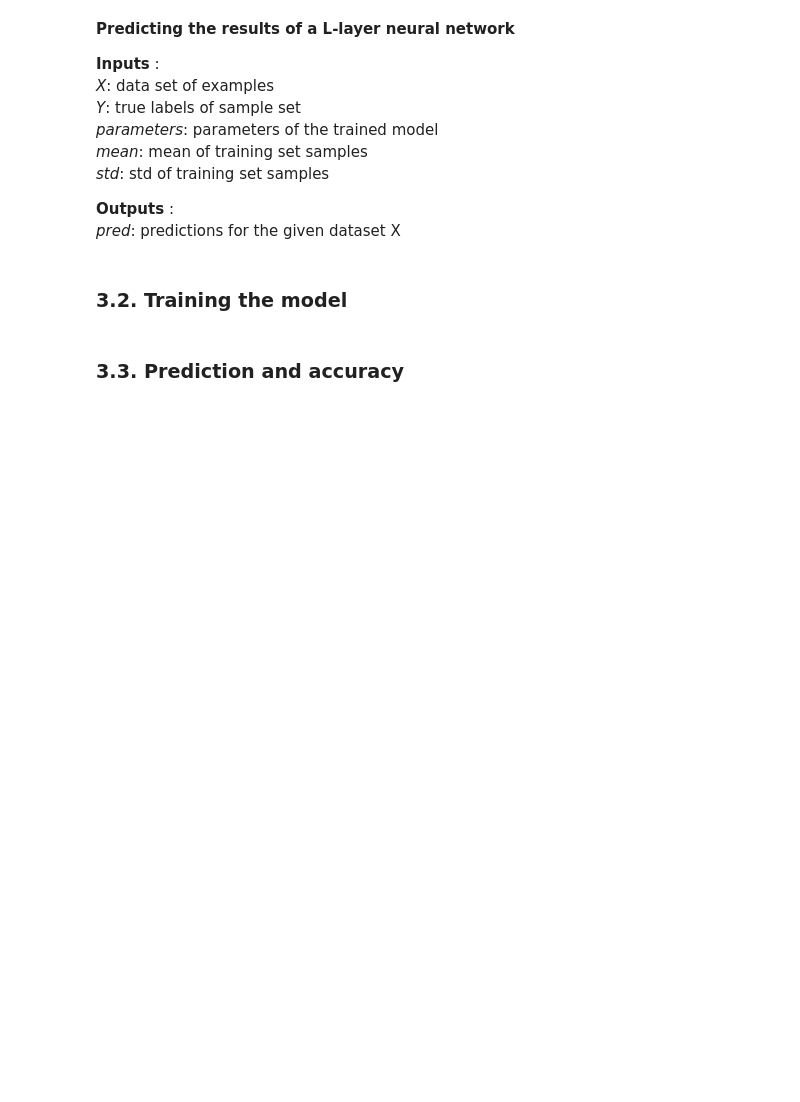
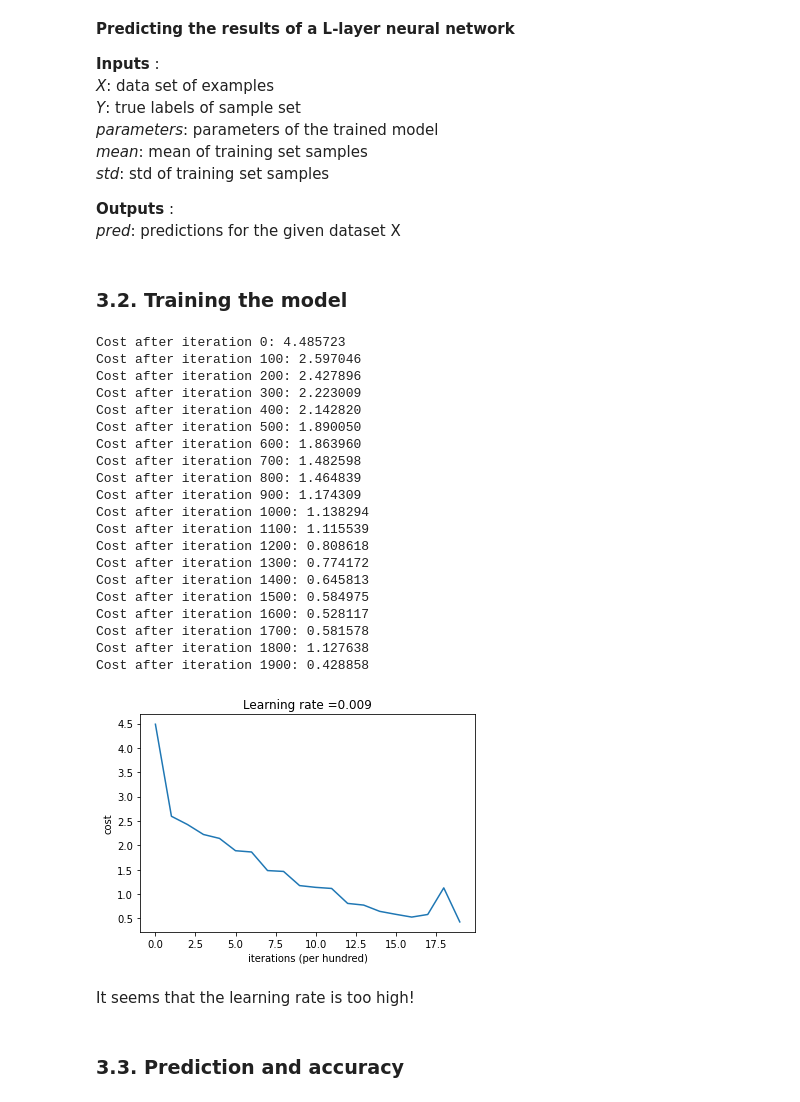
Before and after one commit to mahmoudjahanshahi/DeepLearning, a Jupyter notebook: IntelImage/deepNN_ReLU.ipynb, the cells around one changed output. Saved outputs shown, nothing was run; the diff lists cells and outputs as text; code cells hidden in the pictures; blank space fills up the shorter version.

Commit message:
IntelImage, deepReLU: implemented He initialization

```diff
--- a/IntelImage/deepNN_ReLU.ipynb
+++ b/IntelImage/deepNN_ReLU.ipynb
@@ -364,7 +364,7 @@ def initialize_parameters(layers_dims):
     L = len(layers_dims) - 1
 
     for l in range(1, L+1):
-        parameters['W' + str(l)] = np.random.randn(layers_dims[l],layers_dims[l-1])*0.01
+        parameters['W' + str(l)] = np.random.randn(layers_dims[l],layers_dims[l-1])*np.sqrt(2./layers_dims[l-1])
         parameters['b' + str(l)] = np.zeros((layers_dims[l],1))
 
         assert(parameters['W' + str(l)].shape == (layers_dims[l], layers_dims[l-1]))
@@ -384,7 +384,9 @@ def initialize_parameters(layers_dims):
 # %%
 def sigmoid(Z):
 
-    A = 1/(1+np.exp(-Z))
+    A = 1./(1.+np.exp(-Z))
+    A = np.minimum(A, 0.999999)
+    A = np.maximum(A, 0.000001)
     cache = Z
 
     return A, cache
@@ -402,8 +404,8 @@ def sigmoid_backward(dA, cache):
 
     Z = cache
 
-    s = 1/(1+np.exp(-Z))
-    dZ = dA * s * (1-s)
+    s = 1./(1.+np.exp(-Z))
+    dZ = dA * s * (1.-s)
 
     assert (dZ.shape == Z.shape)
 
@@ -744,7 +746,31 @@ def predict(X, Y, parameters, mean, std):
 # %% [markdown]
 ### 3.2. Training the model
 # %%
-parameters, mean, std = L_layer_model(X_train, Y_train, layers_dims, lambd = 0.1, learning_rate = 0.01, num_iterations = 2000, print_cost = True)
+parameters, mean, std = L_layer_model(X_train, Y_train, layers_dims, lambd = 0.1, learning_rate = 0.009, num_iterations = 2000, print_cost = True)
+# %% [output]
+Cost after iteration 0: 4.485723
+Cost after iteration 100: 2.597046
+Cost after iteration 200: 2.427896
+Cost after iteration 300: 2.223009
+Cost after iteration 400: 2.142820
+Cost after iteration 500: 1.890050
+Cost after iteration 600: 1.863960
+Cost after iteration 700: 1.482598
+Cost after iteration 800: 1.464839
+Cost after iteration 900: 1.174309
+Cost after iteration 1000: 1.138294
+Cost after iteration 1100: 1.115539
+Cost after iteration 1200: 0.808618
+Cost after iteration 1300: 0.774172
+Cost after iteration 1400: 0.645813
+Cost after iteration 1500: 0.584975
+Cost after iteration 1600: 0.528117
+Cost after iteration 1700: 0.581578
+Cost after iteration 1800: 1.127638
+Cost after iteration 1900: 0.428858
+[figure, added]
+# %% [markdown]
+It seems that the learning rate is too high!
 # %% [markdown]
 ### 3.3. Prediction and accuracy
 # %% [markdown]
```
Also changed, not shown: parts of 4 cells of this notebook.
